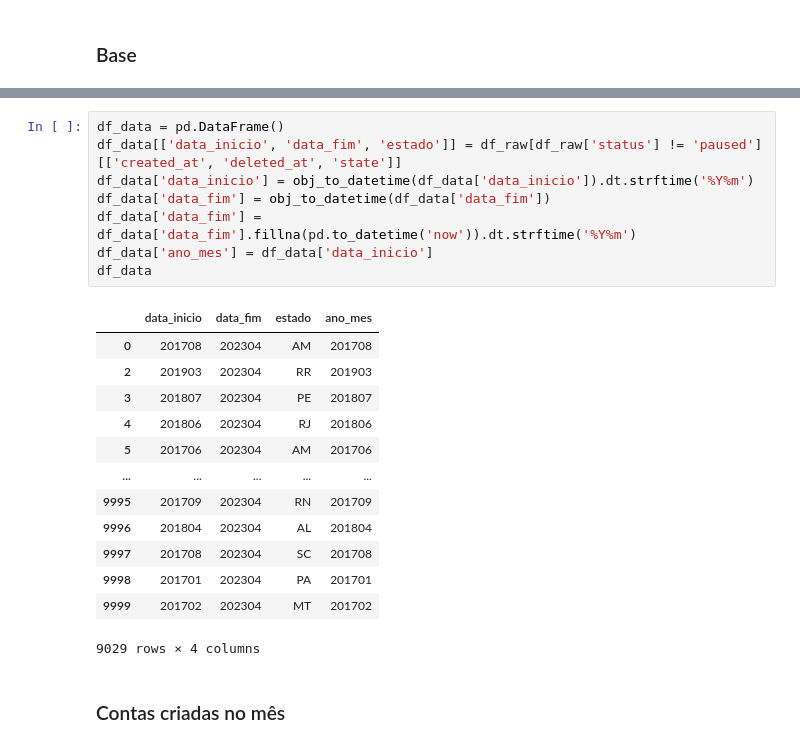
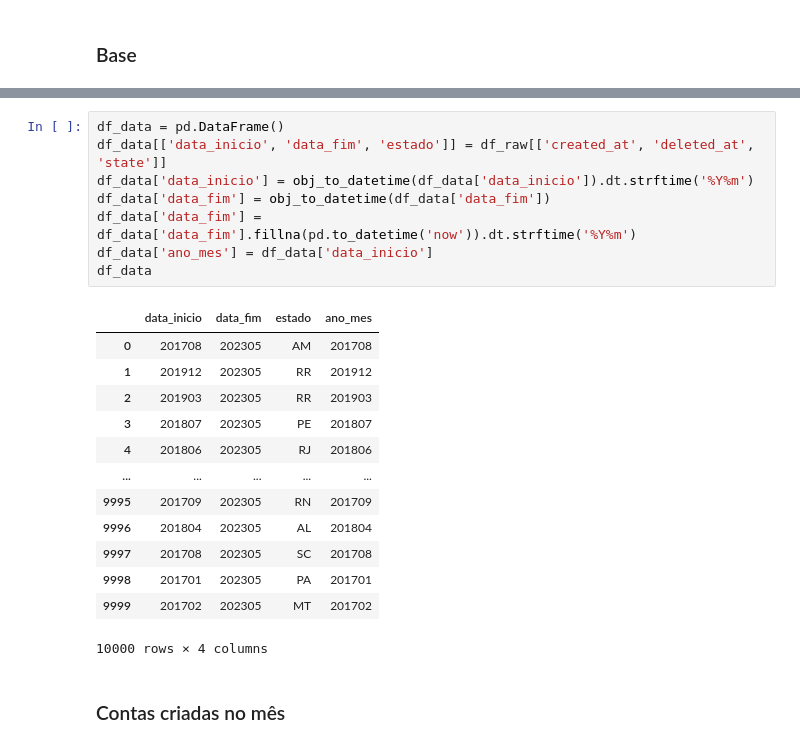
Before and after one commit to RGonzalesR/churn_analysis, a Jupyter notebook: main.ipynb, the cells around one changed output, grey strips where cells are left out. Saved outputs shown, nothing was run; the diff lists cells and outputs as text.

```diff
--- a/main.ipynb
+++ b/main.ipynb
@@ -205,25 +176,25 @@ dtype: int64
 # %%
 df_data = pd.DataFrame()
-df_data[['data_inicio', 'data_fim', 'estado']] = df_raw[df_raw['status'] != 'paused'][['created_at', 'deleted_at', 'state']]
+df_data[['data_inicio', 'data_fim', 'estado']] = df_raw[['created_at', 'deleted_at', 'state']]
 df_data['data_inicio'] = obj_to_datetime(df_data['data_inicio']).dt.strftime('%Y%m')
 df_data['data_fim'] = obj_to_datetime(df_data['data_fim'])
 df_data['data_fim'] = df_data['data_fim'].fillna(pd.to_datetime('now')).dt.strftime('%Y%m')
 df_data['ano_mes'] = df_data['data_inicio']
 df_data
 # %% [output]
 |  | data_inicio | data_fim | estado | ano_mes |
-| 0 | 201708 | 202304 | AM | 201708 |
-| 2 | 201903 | 202304 | RR | 201903 |
-| 3 | 201807 | 202304 | PE | 201807 |
-| 4 | 201806 | 202304 | RJ | 201806 |
-| 5 | 201706 | 202304 | AM | 201706 |
+| 0 | 201708 | 202305 | AM | 201708 |
+| 1 | 201912 | 202305 | RR | 201912 |
+| 2 | 201903 | 202305 | RR | 201903 |
+| 3 | 201807 | 202305 | PE | 201807 |
+| 4 | 201806 | 202305 | RJ | 201806 |
 | ... | ... | ... | ... | ... |
-| 9995 | 201709 | 202304 | RN | 201709 |
-| 9996 | 201804 | 202304 | AL | 201804 |
-| 9997 | 201708 | 202304 | SC | 201708 |
-| 9998 | 201701 | 202304 | PA | 201701 |
-| 9999 | 201702 | 202304 | MT | 201702 |
+| 9995 | 201709 | 202305 | RN | 201709 |
+| 9996 | 201804 | 202305 | AL | 201804 |
+| 9997 | 201708 | 202305 | SC | 201708 |
+| 9998 | 201701 | 202305 | PA | 201701 |
+| 9999 | 201702 | 202305 | MT | 201702 |
-9029 rows × 4 columns
+10000 rows × 4 columns
 # %% [markdown]
 ### Contas criadas no mês
 # %%
```
Also changed, not shown: parts of 6 cells of this notebook, 7 other files.
